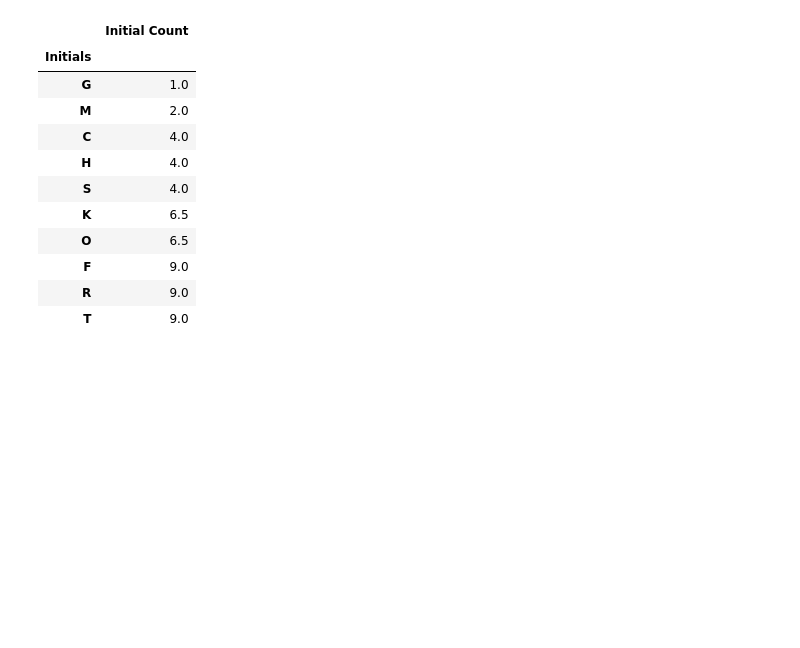
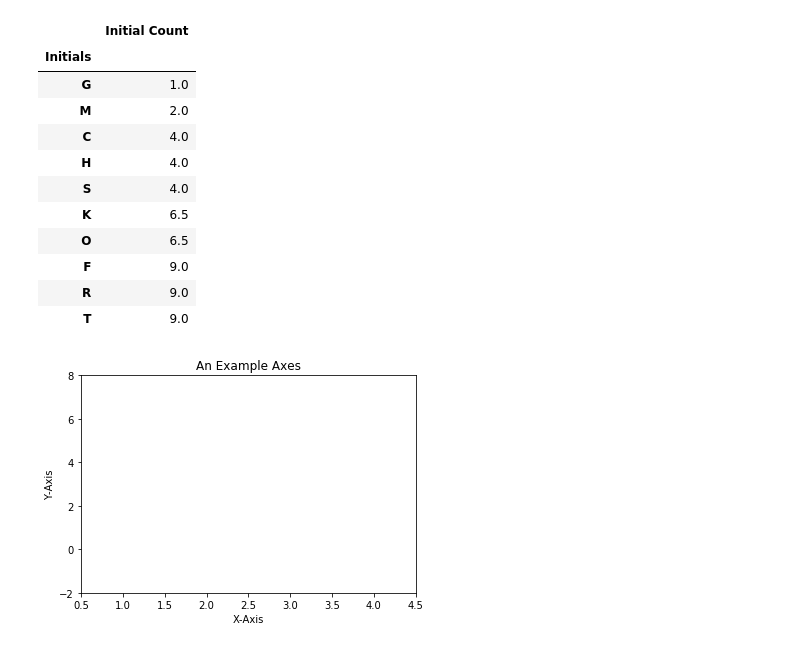
Before and after one commit to danpodgurschi/python_notebook, a Jupyter notebook: Python Notebook.ipynb, the cells around one changed output. Drawn from its saved outputs; the diff is of its cells as text; code cells hidden in the pictures; blank space fills up the shorter version.

Commit message:
Started matplotlib

```diff
--- a/Python Notebook.ipynb
+++ b/Python Notebook.ipynb
@@ -117,3 +119,16 @@ sort_anime_df.rank(axis=0, ascending=False)
 | F | 9.0 |
 | R | 9.0 |
 | T | 9.0 |
+# %%
+#%matplotlib inline
+import matplotlib
+import matplotlib.pyplot as plt
+import numpy as np
+fig = plt.figure()
+ax = fig.add_subplot(111) # We'll explain the "111" later. Basically, 1 row and 1 column.
+ax.set(xlim=[0.5, 4.5], ylim=[-2, 8], title='An Example Axes',
+       ylabel='Y-Axis', xlabel='X-Axis')
+plt.show()
+#fig = plt.figure(facecolor = (1, 0, 0, 1))
+# %% [output]
+[figure, added]
```
Also changed, not shown: parts of 2 cells of this notebook.
